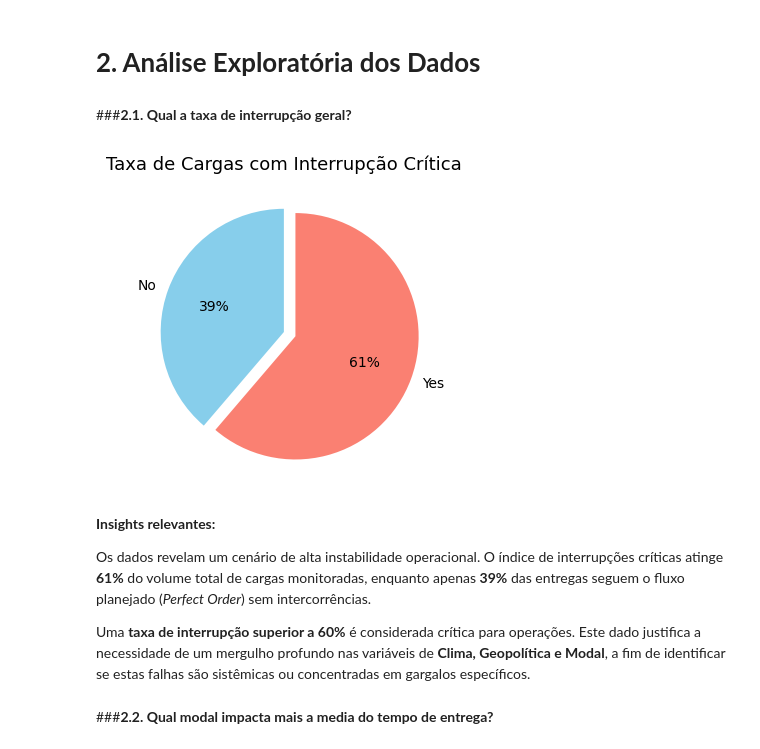
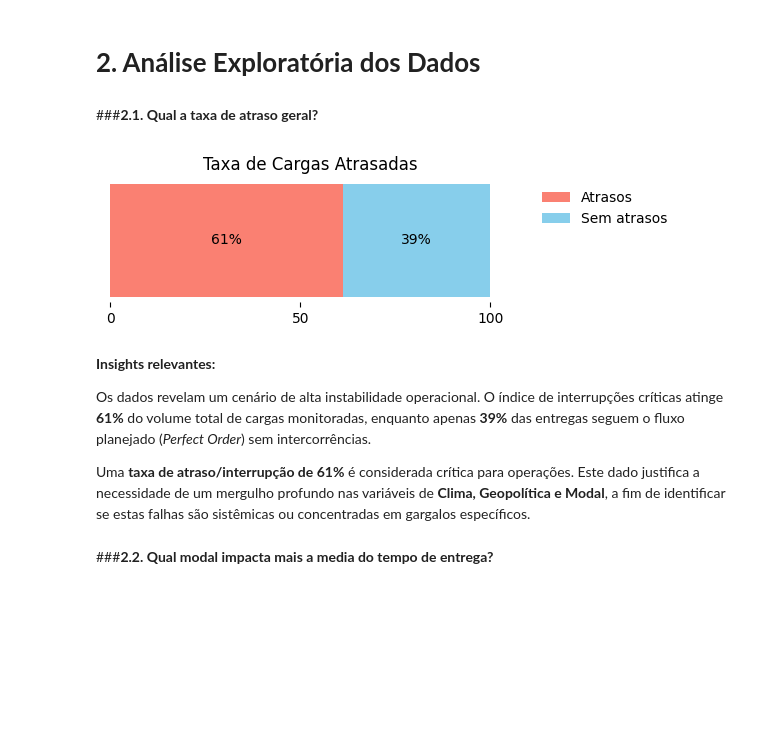
Before and after one commit to juliafarah/MVP_Data_Analysis, a Jupyter notebook: MVP_Data_Analysis.ipynb, the cells around one changed output. Saved outputs shown, nothing was run; the diff lists cells and outputs as text; code cells hidden in the pictures; blank space fills up the shorter version.

```diff
--- a/MVP_Data_Analysis.ipynb
+++ b/MVP_Data_Analysis.ipynb
@@ -325,35 +332,49 @@ O dataframe completo:
 # %% [markdown]
 # **2. Análise Exploratória dos Dados**
 # %% [markdown]
-###**2.1. Qual a taxa de interrupção geral?**
+###**2.1. Qual a taxa de atraso geral?**
-# %%
-# 13. Taxa Global de Interrupções (Renomeado para Yes/No)
-plt.figure(figsize=(4, 4))
-
-# Agrupando e renomeando os índices para o gráfico
-distribuicao_interrupcao = df.groupby('Disruption_Occurred').size()
-
-distribuicao_interrupcao.index = distribuicao_interrupcao.index.map({0: 'No', 1: 'Yes'})
-
-# Plotando o gráfico de pizza
-distribuicao_interrupcao.plot.pie(
-    autopct='%1.0f%%',
-    colors=['skyblue', 'salmon'],
-    startangle=90,
-    explode=(0, 0.1)
-)
-
-plt.title('Taxa de Cargas com Interrupção Crítica', fontsize=13)
-plt.ylabel('') # Remove o nome da coluna lateral
-plt.show()
-# %% [output]
-[figure, removed]
+# %%
+# Taxa Global de Interrupções (Reordenado: Maior % na esquerda)
+
+# Agrupando e renomeando os índices
+distribuicao_interrupcao = df.groupby('Disruption_Occurred').size()
+distribuicao_interrupcao.index = distribuicao_interrupcao.index.map({0: 'No', 1: 'Yes'})
+
+total = distribuicao_interrupcao.sum()
+percentages = (distribuicao_interrupcao / total) * 100
+
+fig, ax = plt.subplots(figsize=(6, 2))
+
+# Reordenando: Colocamos 'Yes' (61%) primeiro e 'No' (39%) como 'left'
+# Altura reduzida para 0.3 para barras mais finas
+ax.barh([''], percentages['Yes'], color='salmon', label='Atrasos', height=0.3)
+ax.barh([''], percentages['No'], left=percentages['Yes'], color='skyblue', label='Sem atrasos', height=0.3)
+
+# Ajustando a posição dos textos para refletir a nova ordem
+ax.text(percentages['Yes'] / 2, 0, f"{percentages['Yes']:.0f}%", ha='center', va='center', color='black', fontsize=10)
+ax.text(percentages['Yes'] + percentages['No'] / 2, 0, f"{percentages['No']:.0f}%", ha='center', va='center', color='black', fontsize=10)
+
+plt.title('Taxa de Cargas Atrasadas', fontsize=12)
+plt.ylabel('')
+plt.yticks([])
+plt.xlabel('')
+plt.xticks([0, 50, 100])
+
+# Removendo bordas desnecessárias
+for spine in ['top', 'right', 'left', 'bottom']:
+    ax.spines[spine].set_visible(False)
+
+plt.legend(bbox_to_anchor=(1.05, 1), loc='upper left', frameon=False)
+plt.tight_layout()
+plt.show()
+# %% [output]
+[figure, added]
 # %% [markdown]
 **Insights relevantes:**
 
 Os dados revelam um cenário de alta instabilidade operacional. O índice de interrupções críticas atinge **61%** do volume total de cargas monitoradas, enquanto apenas **39%** das entregas seguem o fluxo planejado (*Perfect Order*) sem intercorrências.
 
-Uma **taxa de interrupção superior a 60%** é considerada crítica para operações. Este dado justifica a necessidade de um mergulho profundo nas variáveis de **Clima, Geopolítica e Modal**, a fim de identificar se estas falhas são sistêmicas ou concentradas em gargalos específicos.
+Uma **taxa de atraso/interrupção de 61%** é considerada crítica para operações. Este dado justifica a necessidade de um mergulho profundo nas variáveis de **Clima, Geopolítica e Modal**, a fim de identificar se estas falhas são sistêmicas ou concentradas em gargalos específicos.
 # %% [markdown]
 ###**2.2. Qual modal impacta mais a media do tempo de entrega?**
 # %%
```
Also changed, not shown: parts of 12 cells of this notebook.
